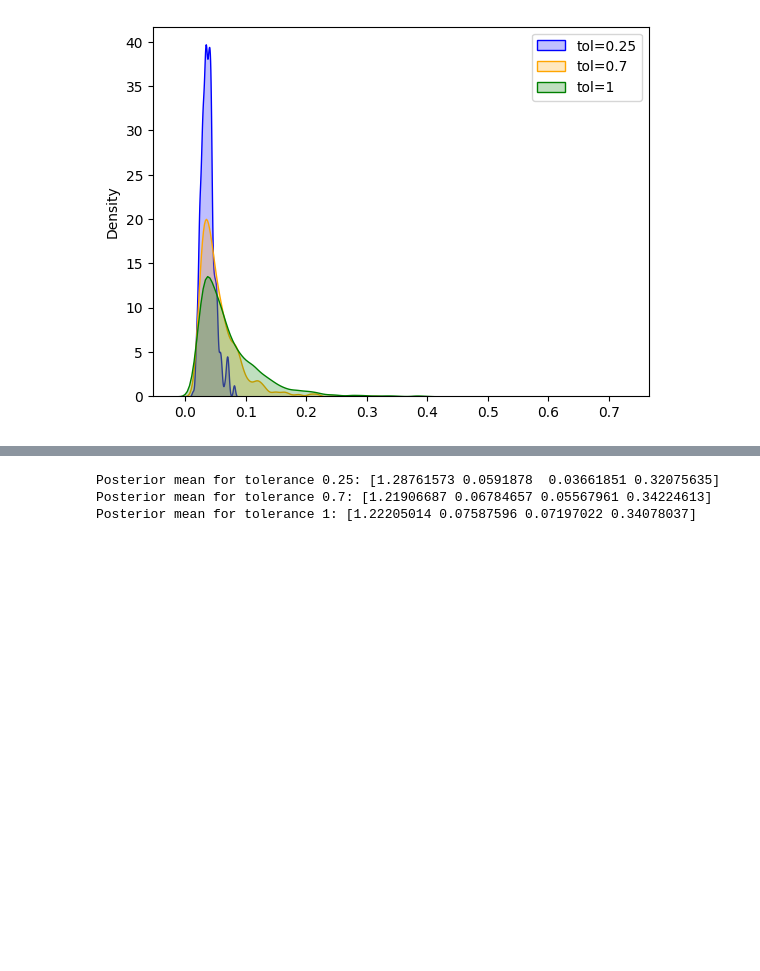
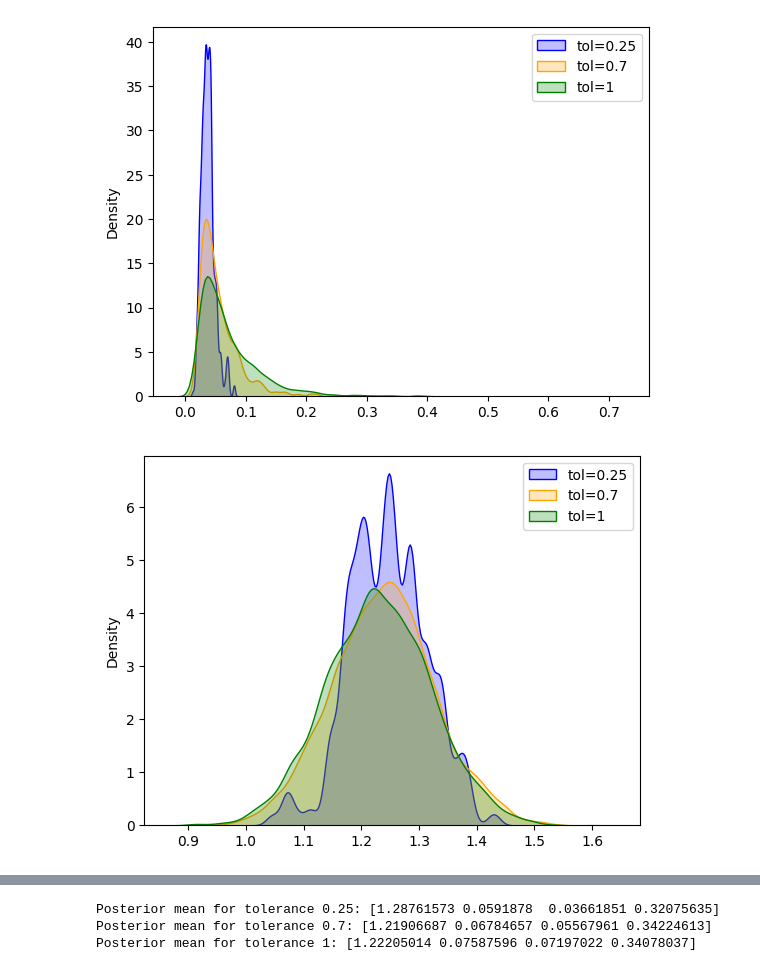
Before and after one commit to mismayil/math414-project, a Jupyter notebook: project.ipynb, the cells around one changed output, grey strips where cells are left out. Saved outputs shown, nothing was run; the diff lists cells and outputs as text; code cells hidden in the pictures; blank space fills up the shorter version.

```diff
--- a/project.ipynb
+++ b/project.ipynb
@@ -184,3 +184,11 @@ plot_phk_samples([sample_0_25[:, 1], sample_0_7[:, 1], sample_1[:, 1]])
 plot_phk_samples([sample_0_25[:, 2], sample_0_7[:, 2], sample_1[:, 2]])
 # %% [output]
 [figure]
+# %%
+sample_0_25 = np.load("data/ph/q5/rw_dd/ph_rw_dd_[tol=0.25]_[N=10000].npy")
+sample_0_7 = np.load("data/ph/q5/rw_dd/ph_rw_dd_[tol=0.7]_[N=10000].npy")
+sample_1 = np.load("data/ph/q5/rw_dd/ph_rw_dd_[tol=1]_[N=10000].npy")
+# %%
+plot_phk_samples([sample_0_25[:, 0], sample_0_7[:, 0], sample_1[:, 0]])
+# %% [output]
+[figure, added]
```
Also changed, not shown: parts of 6 cells of this notebook, 2 other files.
